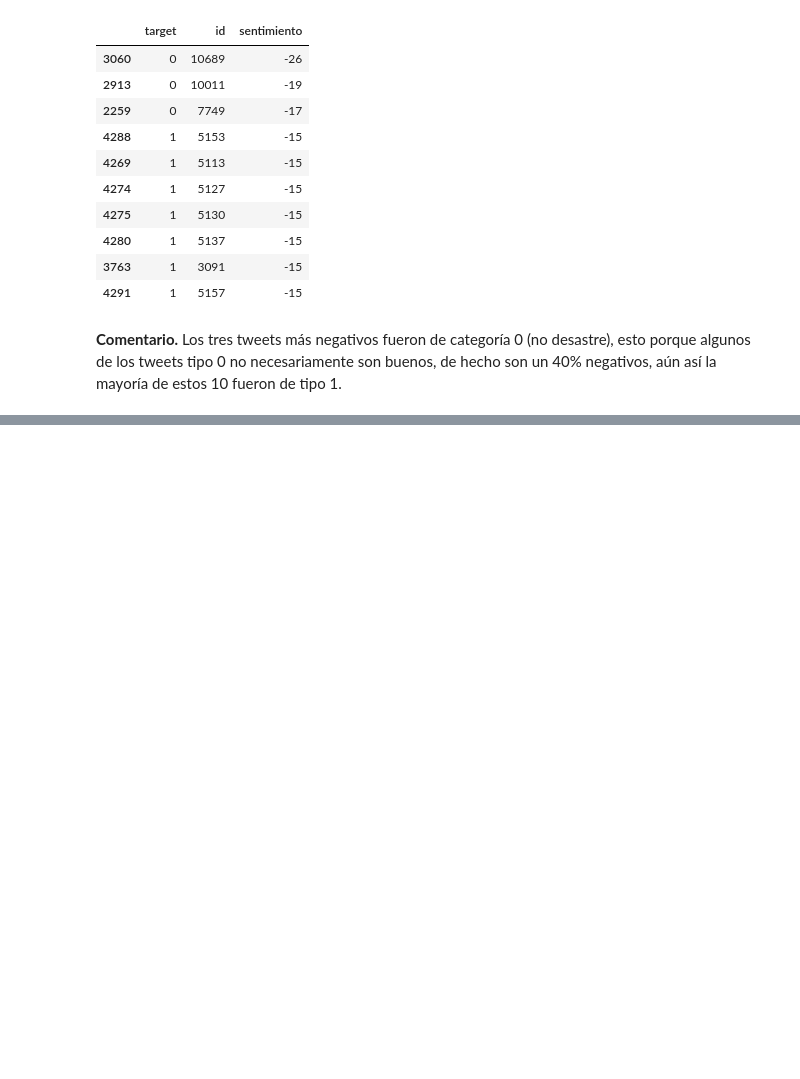
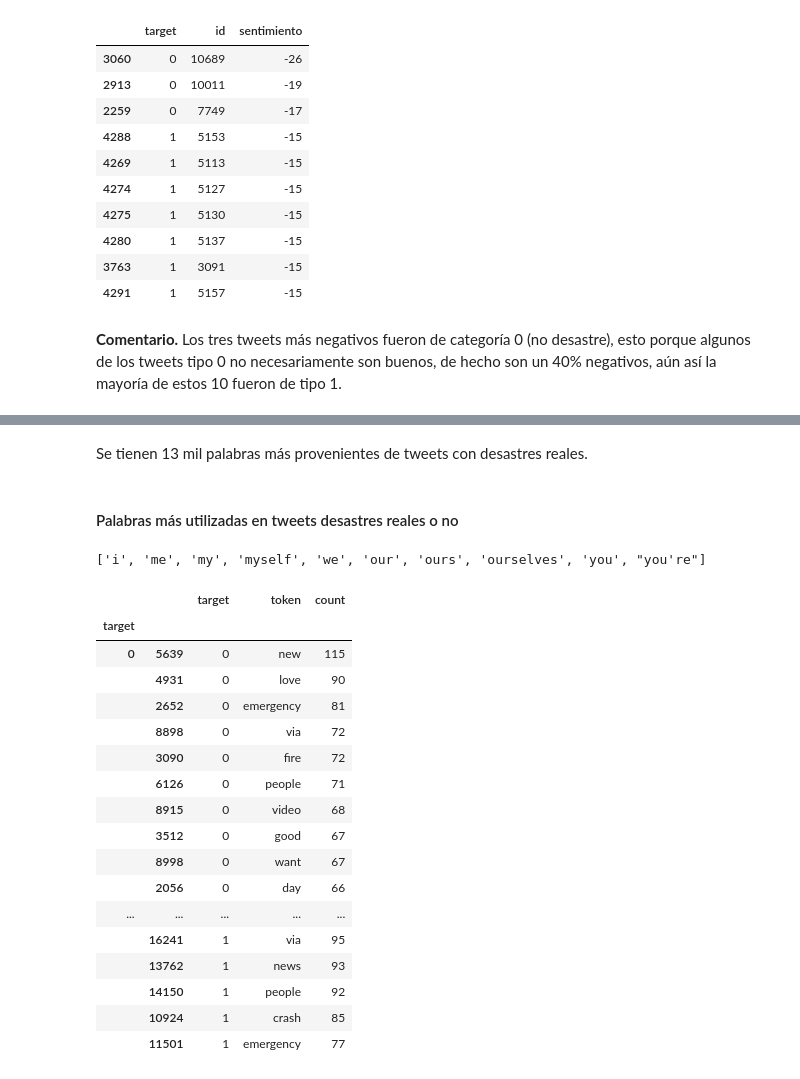
Before and after one commit to CarlosDanielMartinez/Laboratorio-5.-Analisis-de-sentimientos, a Jupyter notebook: Lab 5. Análisis de sentimientos.ipynb, the cells around one changed output, grey strips where cells are left out. Cells and saved outputs as stored; diff of their text form; code cells hidden in the pictures; blank space fills up the shorter version.

```diff
--- a/Lab 5. Análisis de sentimientos.ipynb
+++ b/Lab 5. Análisis de sentimientos.ipynb
@@ -524,0 +515,11 @@ tweets_sentimientos.head(10)
+# %%
+train2 = pd.merge(
+                            left     = train,
+                            right    = tweets_sentimientos,
+                            left_on  = "id",
+                            right_on = "id",
+                            how      = "inner"
+                      )
+
+train2=train2.drop(columns = "target_y")
+train2.rename(columns = {'target_x':'target'}, inplace = True)
@@ -524,0 +572,41 @@ tweets_sentimientos.head(10)
+# %% [markdown]
+Se tienen 13 mil palabras más provenientes de tweets con desastres reales.
+# %% [markdown]
+#### Palabras más utilizadas en tweets desastres reales o no
+# %%
+# Encontramos las 10 palabras más utilizadas en los tipos de tweets
+# Encontramos el listado de stopwords en inglés
+stop_words = list(stopwords.words('english'))
+# Se añade la stoprword: amp, ax, ex
+stop_words.extend(("amp", "xa", "xe", "like", "get", "would", "know","got","one","us","see","still","going","california"))
+print(stop_words[:10])
+
+# Filtrado para excluir stopwords
+# ==============================================================================
+tweets_tidy = tweets_tidy[~(tweets_tidy["token"].isin(stop_words))]
+
+tweets_tidy.groupby(['target','token'])['token'] \
+ .count() \
+ .reset_index(name='count') \
+ .groupby('target') \
+ .apply(lambda x: x.sort_values('count', ascending=False).head(10))
+# %% [output]
+['i', 'me', 'my', 'myself', 'we', 'our', 'ours', 'ourselves', 'you', "you're"]
+|  |  | target | token | count |
+| target |  |  |  |  |
+| 0 | 5639 | 0 | new | 115 |
+|  | 4931 | 0 | love | 90 |
+|  | 2652 | 0 | emergency | 81 |
+|  | 8898 | 0 | via | 72 |
+|  | 3090 | 0 | fire | 72 |
+|  | 6126 | 0 | people | 71 |
+|  | 8915 | 0 | video | 68 |
+|  | 3512 | 0 | good | 67 |
+|  | 8998 | 0 | want | 67 |
+|  | 2056 | 0 | day | 66 |
+| ... | ... | ... | ... | ... |
+|  | 16241 | 1 | via | 95 |
+|  | 13762 | 1 | news | 93 |
+|  | 14150 | 1 | people | 92 |
+|  | 10924 | 1 | crash | 85 |
+|  | 11501 | 1 | emergency | 77 |
```
Also changed, not shown: parts of 28 cells of this notebook.
